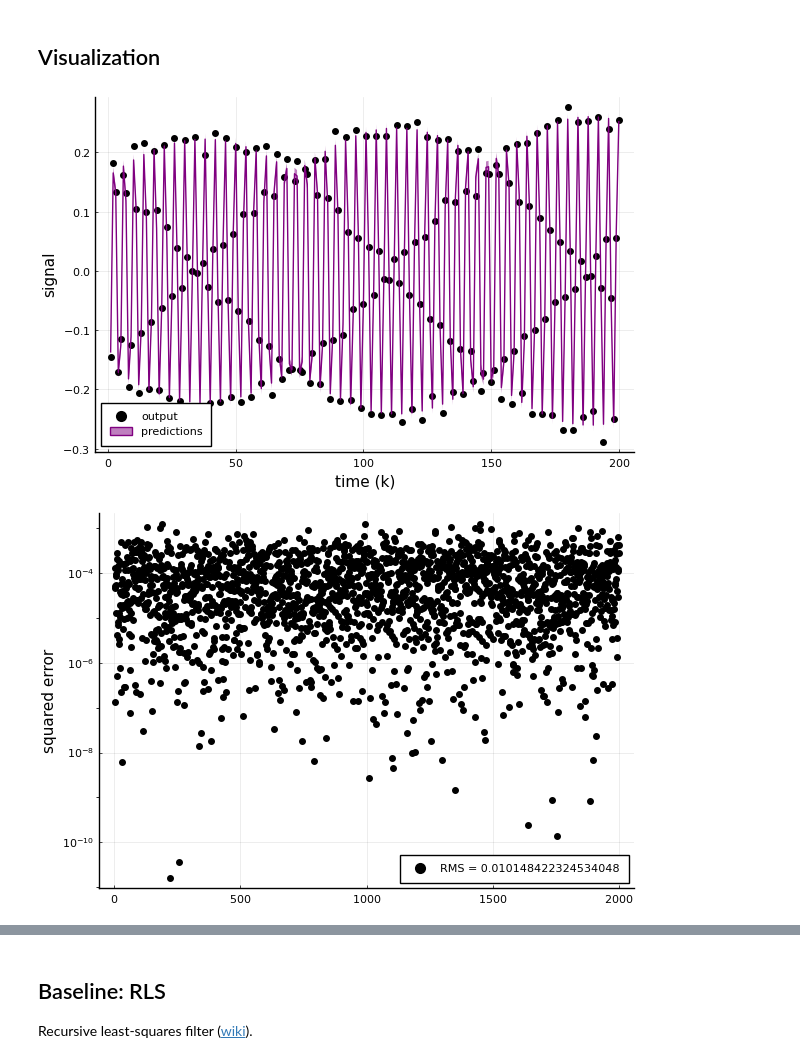
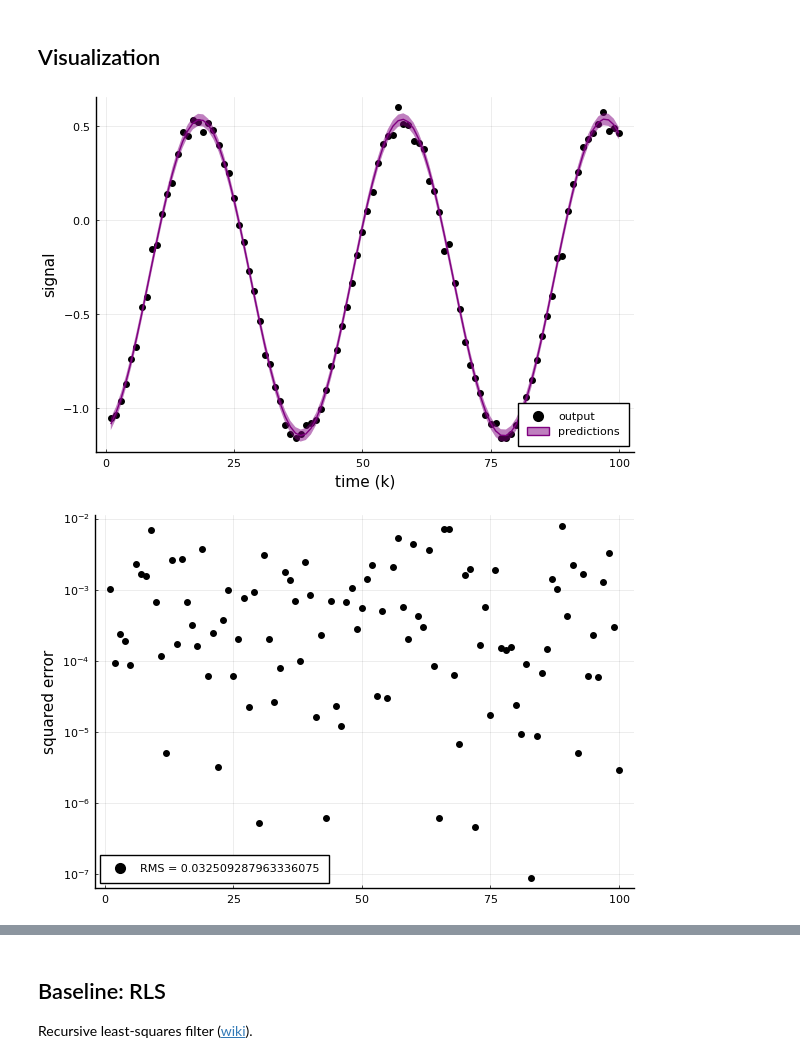
Before and after one commit to biaslab/nsi-silverbox, a Jupyter notebook: experiments-verification/experiment-NARX.ipynb, the cells around one changed output, grey strips where cells are left out. Cells and saved outputs as stored; diff of their text form; code cells hidden in the pictures.

```diff
--- a/experiments-verification/experiment-NARX.ipynb
+++ b/experiments-verification/experiment-NARX.ipynb
@@ -78,13 +79,13 @@ end
 Split into training and validation sets.
 # %%
 # Select training set
-ix_trn = Array{Int64,1}(100:8000)
+ix_trn = Array{Int64,1}(10:100)
 input_trn = input[ix_trn]
 output_trn = output[ix_trn]
 T_trn = length(ix_trn);
 
 # Select validation set
-ix_val = Array{Int64,1}(8001:T)
+ix_val = Array{Int64,1}(101:T)
 input_val = input[ix_val]
 output_val = output[ix_val]
 T_val = length(ix_val);
@@ -121,19 +122,19 @@ source_code = algorithmSourceCode(algorithm)
 eval(Meta.parse(source_code));
 # %%
 # Preallocate parameter arrays
-params_θ = (zeros(T_trn,M), zeros(T_trn,M,M))
+params_θ = (zeros(T_trn,N), zeros(T_trn,N,N))
 params_τ = (zeros(T_trn,1), zeros(T_trn,1))
 
 # Initialize priors
-θ_k = (zeros(M,), 10 .*Matrix{Float64}(I,M,M))
-τ_k = (1e4, 1e0)
+θ_k = (zeros(N,), 5 .*Matrix{Float64}(I,N,N))
+τ_k = (1e3, 1e0)
 
 # Initialize marginals
 marginals = Dict(:θ => ProbabilityDistribution(Multivariate, GaussianMeanVariance, m=θ_k[1], v=θ_k[2]),
                  :τ => ProbabilityDistribution(Univariate, Gamma, a=τ_k[1], b=τ_k[2]))
 
 # Initialize prediction arrays
-predictions = (zeros(T,), zeros(T,))
+predictions_FEM = (zeros(T,), zeros(T,))
 
 @showprogress for k in ix_trn
 
@@ -142,8 +143,8 @@ predictions = (zeros(T,), zeros(T,))
     z_kmin1 = input[k-1:-1:k-M2]
 
     ϕx = ϕ([x_kmin1; input[k]; z_kmin1])
-    predictions[1][k] = θ_k[1]'*ϕx
-    predictions[2][k] = ϕx'*θ_k[2]*ϕx
+    predictions_FEM[1][k] = θ_k[1]'*ϕx
+    predictions_FEM[2][k] = ϕx'*θ_k[2]*ϕx + inv(τ_k[1] / τ_k[2])
 
     # Set data
     data = Dict(:y_k => output[k],
@@ -235,18 +245,21 @@ end
 # %% [markdown]
 ## Visualization
 # %%
-tt = 10
+tt = 1
 scatter(output[ix_val[1]:tt:ix_val[end]], color="black", label="output", xlabel="time (k)", ylabel="signal")
-plot!(predictions[1][ix_val[1]:tt:ix_val[end]], ribbon=[sqrt.(predictions[2][ix_val[1]:tt:ix_val[end]]), sqrt.(predictions[2][ix_val[1]:tt:ix_val[end]])], color="purple", label="predictions")
+plot!(predictions_FEM[1][ix_val[1]:tt:ix_val[end]], ribbon=[sqrt.(predictions_FEM[2][ix_val[1]:tt:ix_val[end]]), sqrt.(predictions_FEM[2][ix_val[1]:tt:ix_val[end]])], color="purple", label="predictions")
+
+# ttx = 480
+# plot(predictions_FEM[1][ix_val[1]:tt:ix_val[ttx]], color="purple", label="predictions")
 # %% [output]
-[figure, old version]
+[figure, new version]
 # %%
-error_FEM = predictions[1][ix_val] - output[ix_val]
+error_FEM = predictions_FEM[1][ix_val] - output[ix_val]
 RMS_FEM = sqrt(mean(error_FEM.^2))
 
 scatter(error_FEM.^2, label="RMS = "*string(RMS_FEM), color="black", ylabel="squared error", yscale=:log10)
 # %% [output]
-[figure, old version]
+[figure, new version]
 # %%
 plot(params_θ[1][:,1], ribbon=[sqrt.(params_θ[2][:,1,1]) sqrt.(params_θ[2][:,1,1])], xlabel="time (k)", label="θ1_inferred")
 plot!(θ_true[1]*ones(T_trn,), color="black", label="θ1_true", ylims=[-.5, .5])
```
Also changed, not shown: parts of 16 cells of this notebook, 3 other files.
